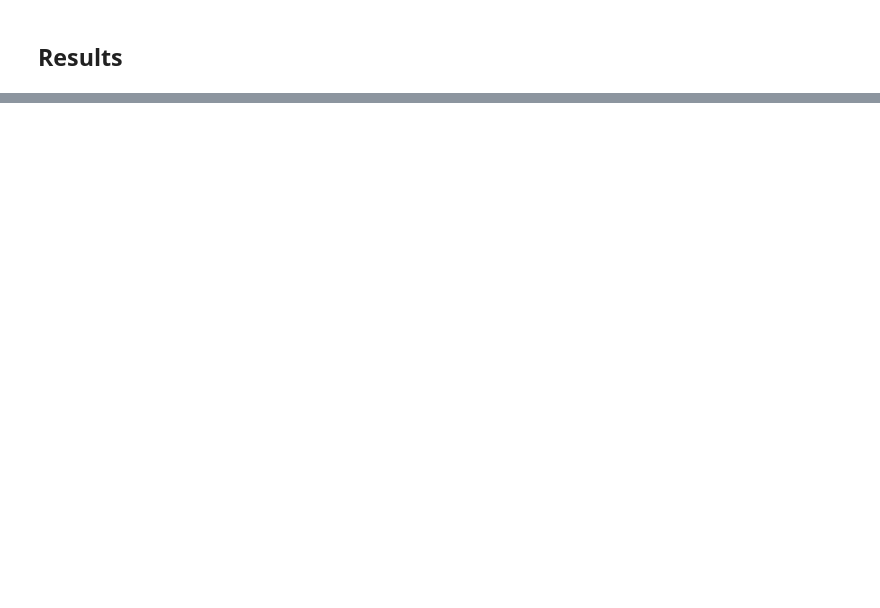
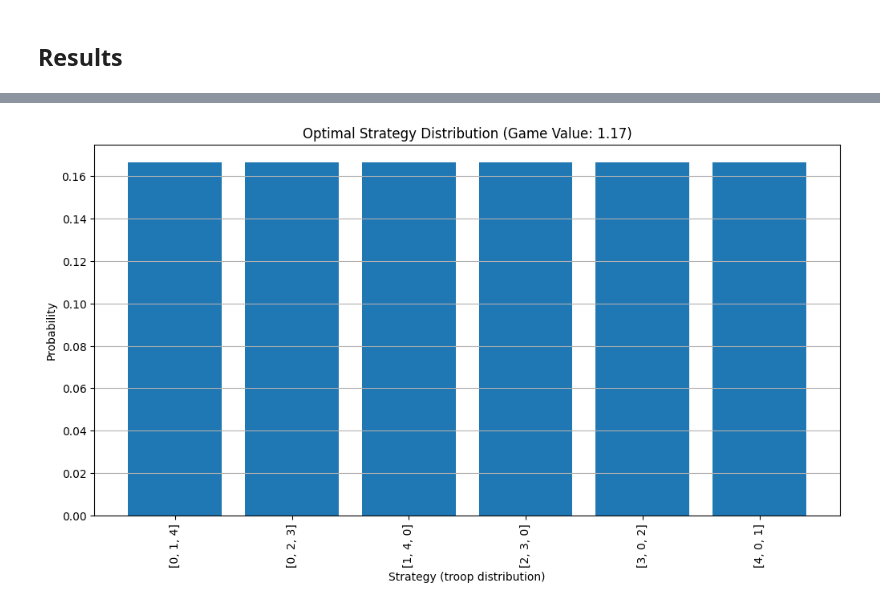
Before and after one commit to filip123355/LP_problems, a Jupyter notebook: blotto.ipynb, the cells around one changed output, grey strips where cells are left out. Cells and saved outputs as stored; diff of their text form; code cells hidden in the pictures; blank space fills up the shorter version.

```diff
--- a/blotto.ipynb
+++ b/blotto.ipynb
@@ -101,0 +113,21 @@ Game value: 7e-12
+# %%
+# Plot
+strategies = []
+probabilities = []
+
+for var in prob_vars:
+    if var.varValue > 1e-5:
+        idx = int(var.name.split('_')[1])
+        strategies.append(str(my_strategies[idx]))
+        probabilities.append(var.varValue)
+
+plt.figure(figsize=(12,6))
+plt.bar(strategies, probabilities)
+plt.xticks(rotation=90)
+plt.ylabel('Probability')
+plt.xlabel('Strategy (troop distribution)')
+plt.title(f'Optimal Strategy Distribution (Game Value: {v.varValue:.2f})')
+plt.grid(axis='y')
+plt.show()
+# %% [output]
+[figure, added]
```
Also changed, not shown: parts of 8 cells of this notebook, 18 other files.
